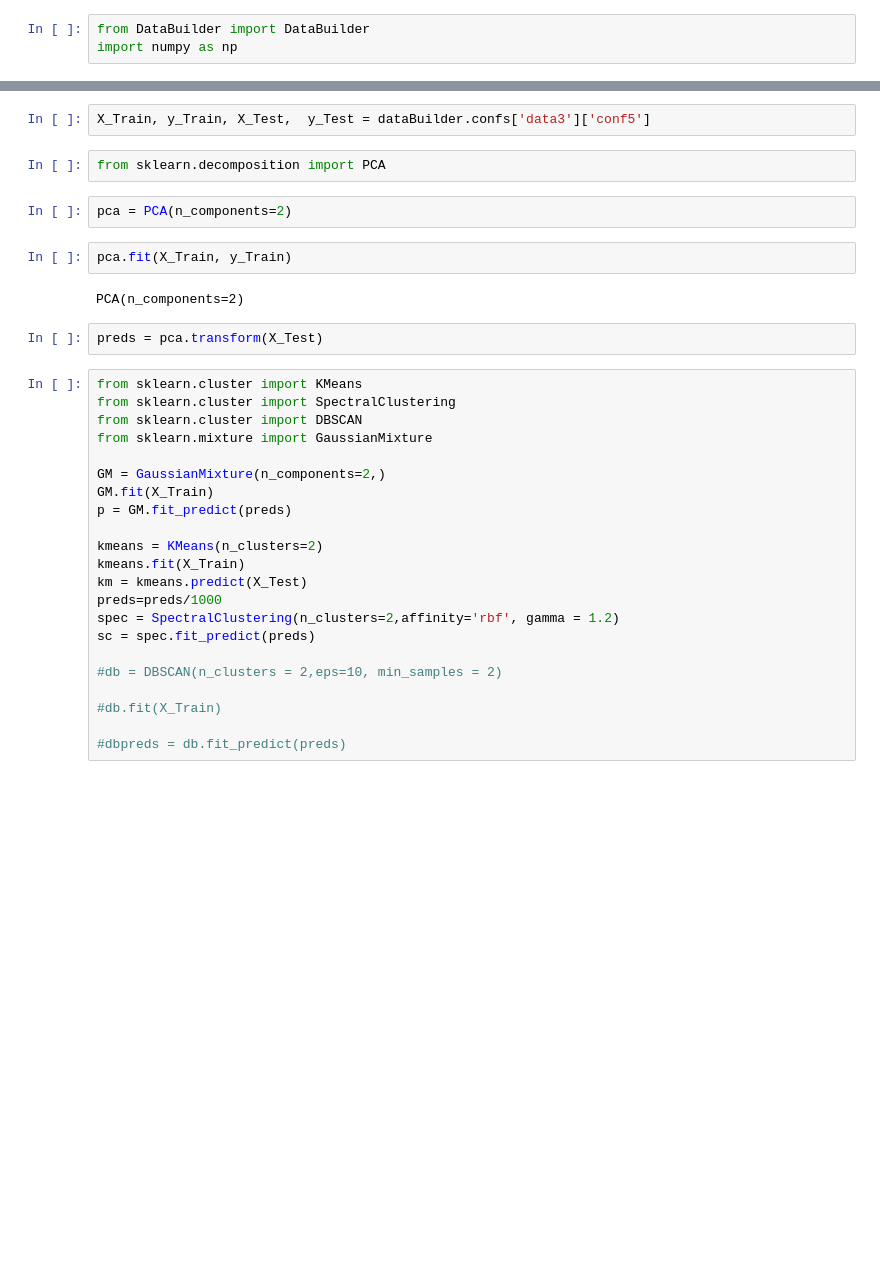
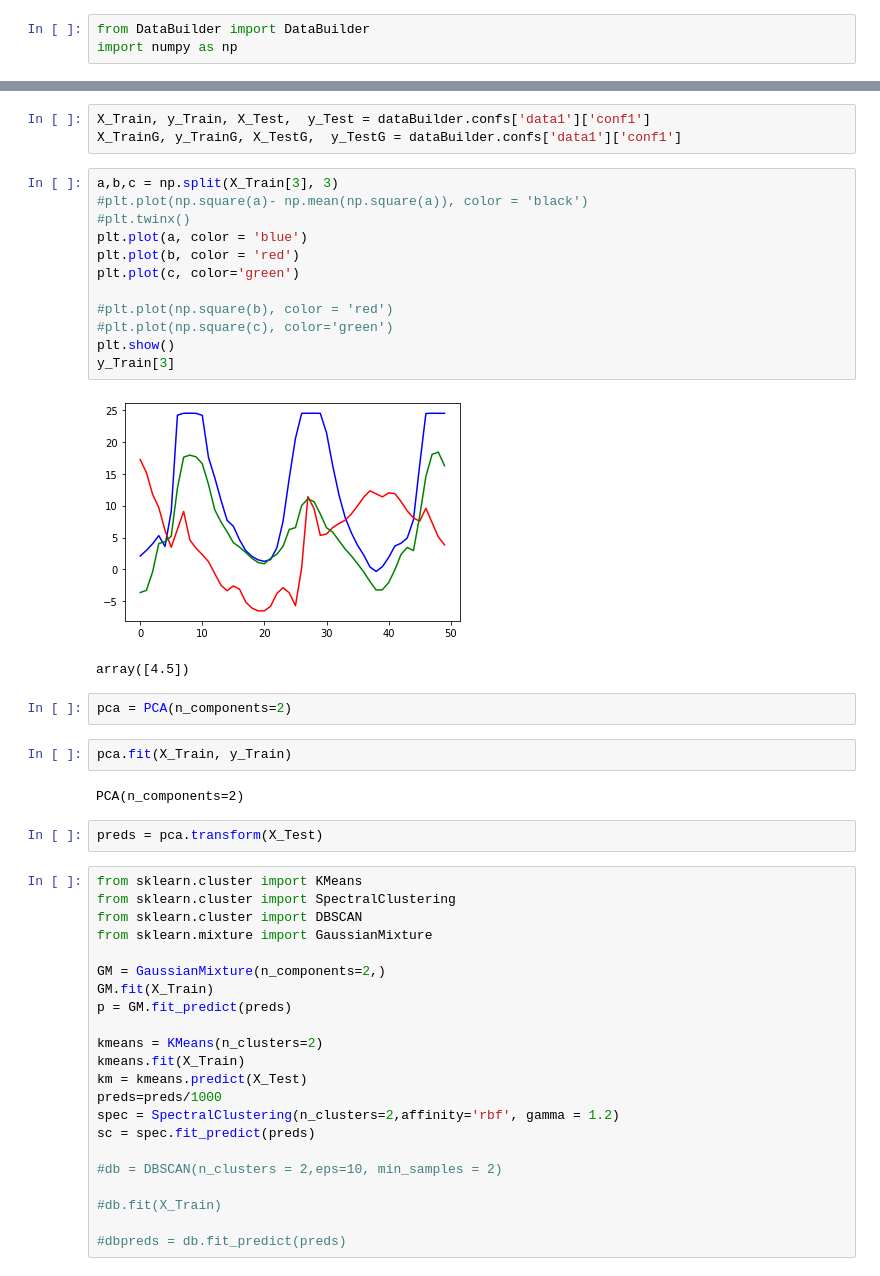
Before and after one commit to rdverse/deepHAItune, a Jupyter notebook: Machine Learning/VisualizePCA.ipynb, the cells around one changed output, grey strips where cells are left out. Drawn from its saved outputs; the diff is of its cells as text; blank space fills up the shorter version.

```diff
--- a/Machine Learning/VisualizePCA.ipynb
+++ b/Machine Learning/VisualizePCA.ipynb
@@ -10,7 +67,21 @@ dataBuilder = DataBuilder(False)
 # %%
-X_Train, y_Train, X_Test,  y_Test = dataBuilder.confs['data3']['conf5']
+X_Train, y_Train, X_Test,  y_Test = dataBuilder.confs['data1']['conf1']
+X_TrainG, y_TrainG, X_TestG,  y_TestG = dataBuilder.confs['data1']['conf1']
-# %%
-from sklearn.decomposition import PCA
+# %%
+a,b,c = np.split(X_Train[3], 3)
+#plt.plot(np.square(a)- np.mean(np.square(a)), color = 'black')
+#plt.twinx()
+plt.plot(a, color = 'blue')
+plt.plot(b, color = 'red')
+plt.plot(c, color='green')
+
+#plt.plot(np.square(b), color = 'red')
+#plt.plot(np.square(c), color='green')
+plt.show()
+y_Train[3]
+# %% [output]
+[figure, added]
+array([4.5])
 # %%
 pca = PCA(n_components=2)
 # %%
```
Also changed, not shown: parts of 7 cells of this notebook, 8 other files.
